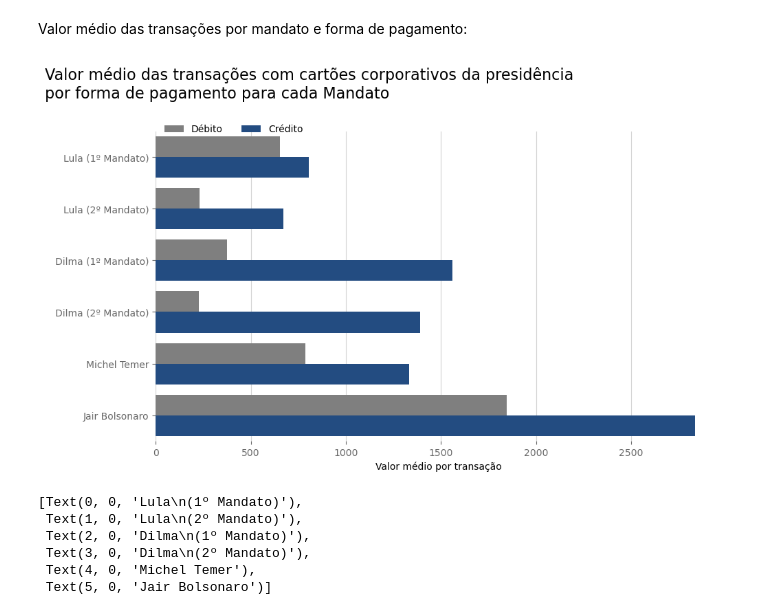
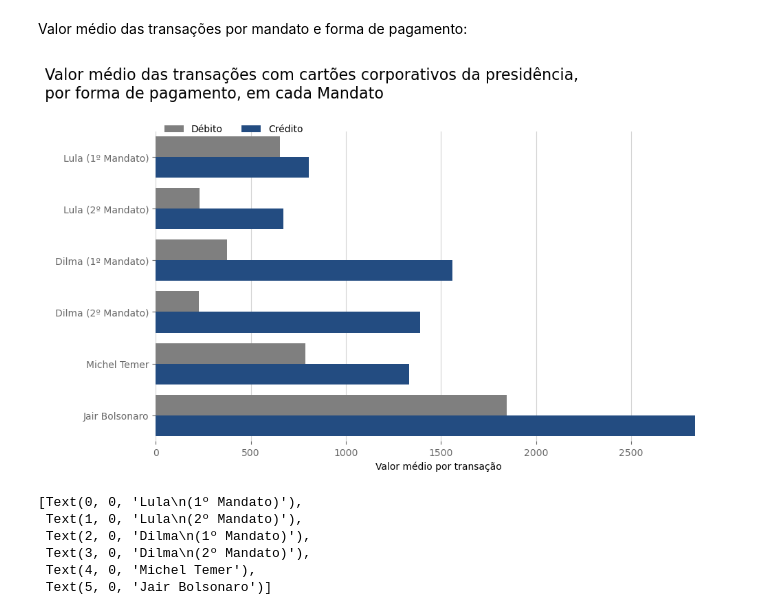
Before and after one commit to lthevenard/curso_prog, a Jupyter notebook: assets/_hidden/aula3.ipynb, the cells around one changed output. Drawn from its saved outputs; the diff is of its cells as text; code cells hidden in the pictures.

```diff
--- a/assets/_hidden/aula3.ipynb
+++ b/assets/_hidden/aula3.ipynb
@@ -290,36 +292,35 @@ sns.barplot(
     palette={
         "Crédito": "#134a91",
         "Débito": "tab:gray",
     },
     data=cartoes,
 )
 
 # título
 ax.set_title(
-    "Valor médio das transações com cartões corporativos da presidência\npor forma de pagamento para cada Mandato",
+    "Valor médio das transações com cartões corporativos da presidência,\npor forma de pagamento, em cada Mandato",
     loc="left",
     fontsize=16,
     x=0,
     y=0.93,
     transform=fig.transFigure,
 )
 # nome eixo X
 ax.set_xlabel("Valor médio por transação")
 # remove nome do eixo Y
 ax.set_ylabel("")
 
 # ajusta legenda
 ax.legend(
-    # title="Forma de Pagamento",
     frameon=False,
     loc="upper left",
     bbox_to_anchor=(0, 1.05),
     ncol=3,
 )
 
 plt.show()
 # %% [output]
-[figure, old version]
+[figure, new version]
 # %%
 fig, ax = plt.subplots(figsize=(8, 4))
 
```
Also changed, not shown: parts of 13 cells of this notebook.
